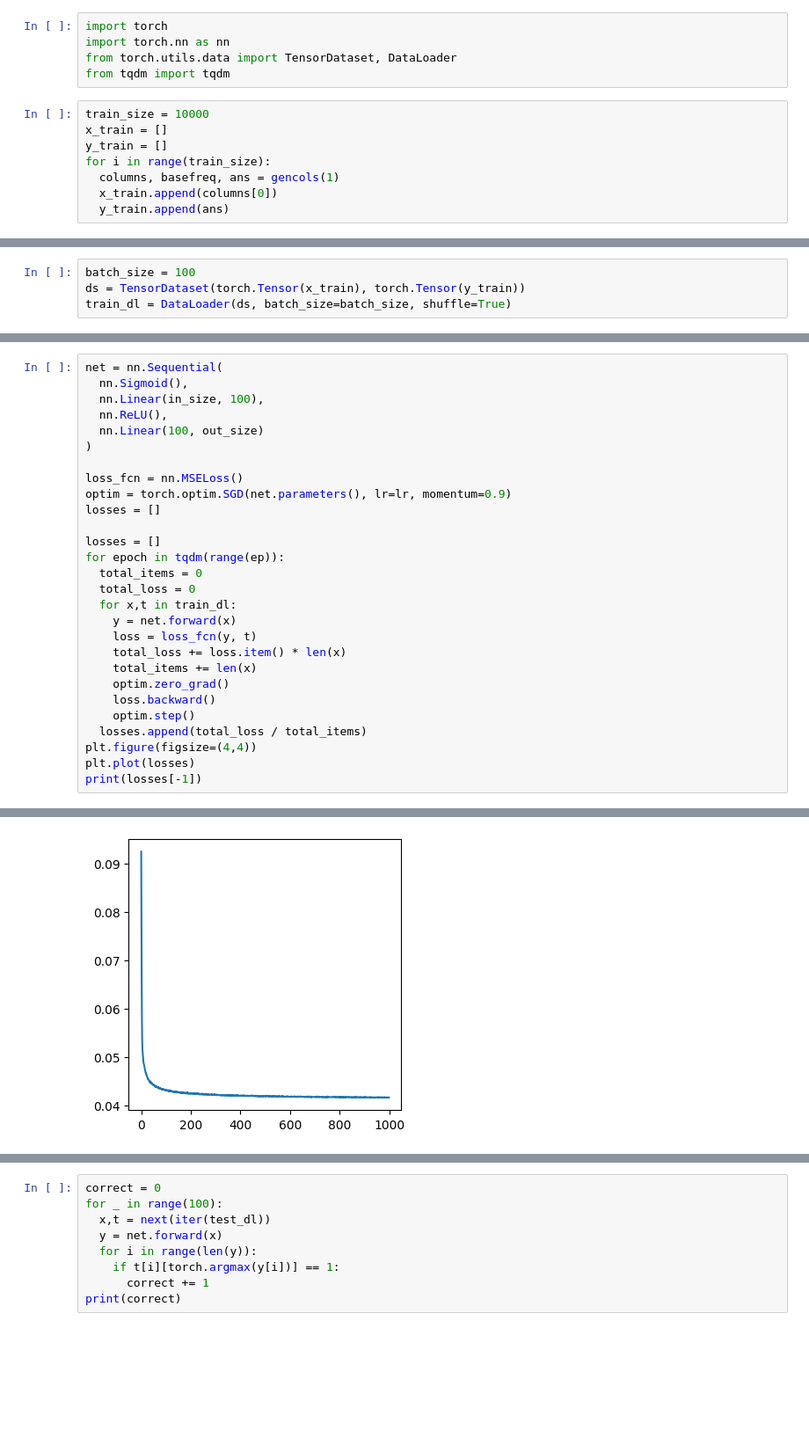
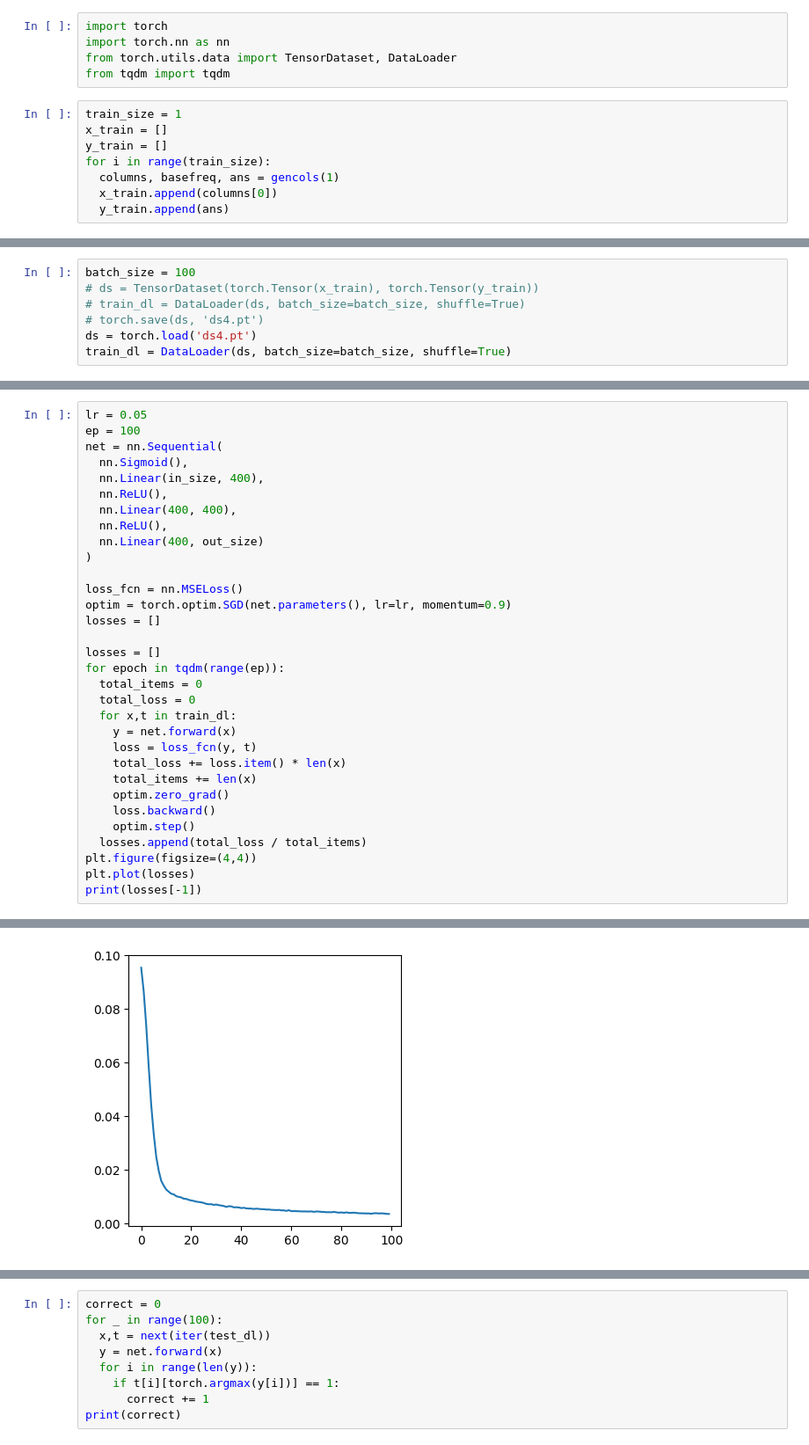
Before and after one commit to arthurbright/ChordAnalysis, a Jupyter notebook: test.ipynb, the cells around one changed output, grey strips where cells are left out. Shown at 88% size. Drawn from its saved outputs; the diff is of its cells as text; blank space fills up the shorter version.

Commit message:
fairly accurate nn with linear adjustment

```diff
--- a/test.ipynb
+++ b/test.ipynb
@@ -137,7 +137,7 @@ import torch.nn as nn
 from torch.utils.data import TensorDataset, DataLoader
 from tqdm import tqdm
 # %%
-train_size = 10000
+train_size = 1
 x_train = []
 y_train = []
 for i in range(train_size):
@@ -155,4 +167,7 @@ ep = 1000
 # %%
 batch_size = 100
-ds = TensorDataset(torch.Tensor(x_train), torch.Tensor(y_train))
+# ds = TensorDataset(torch.Tensor(x_train), torch.Tensor(y_train))
+# train_dl = DataLoader(ds, batch_size=batch_size, shuffle=True)
+# torch.save(ds, 'ds4.pt')
+ds = torch.load('ds4.pt')
 train_dl = DataLoader(ds, batch_size=batch_size, shuffle=True)
@@ -159,9 +191,13 @@ train_dl = DataLoader(ds, batch_size=batch_size, shuffle=True)
 # %%
+lr = 0.05
+ep = 100
 net = nn.Sequential(
   nn.Sigmoid(),
-  nn.Linear(in_size, 100),
+  nn.Linear(in_size, 400),
   nn.ReLU(),
-  nn.Linear(100, out_size)
+  nn.Linear(400, 400),
+  nn.ReLU(),
+  nn.Linear(400, out_size)
 )
 
 loss_fcn = nn.MSELoss()
@@ -189,2 +225,2 @@ print(losses[-1])
-[figure, old version]
+[figure, new version]
 # %%
```
Also changed, not shown: parts of 13 cells of this notebook.
